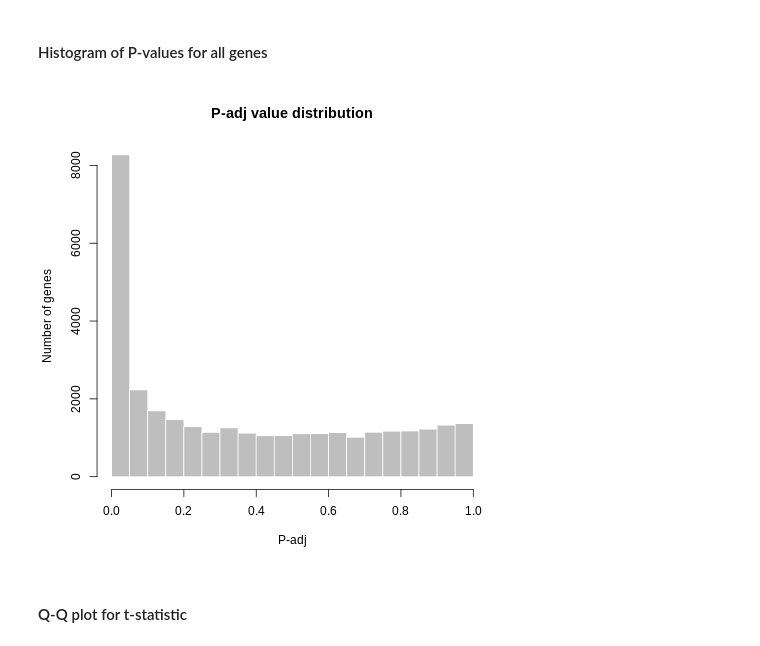
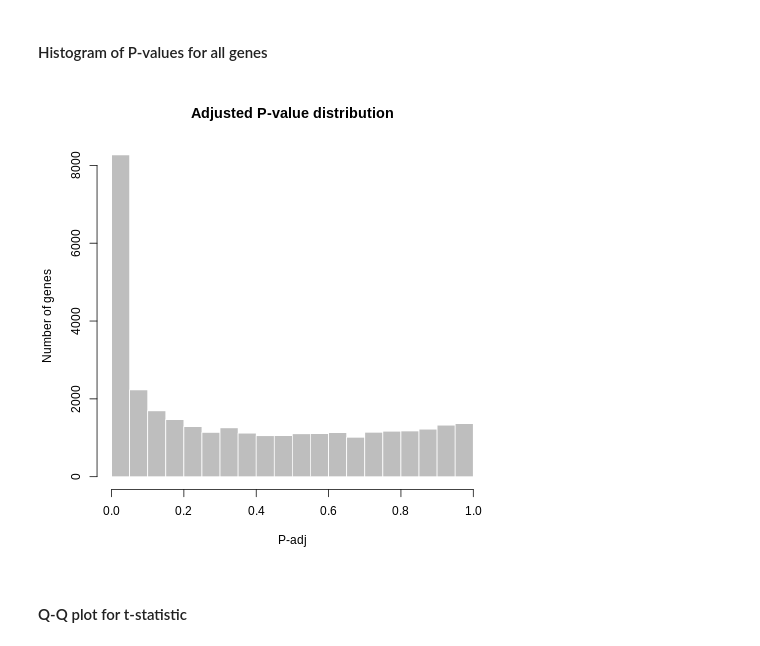
Before and after one commit to ckoorosh/Bio-Project-Fall22, a Jupyter notebook: Phase 1/Bio_Phase_1.ipynb, the cells around one changed output. Drawn from its saved outputs; the diff is of its cells as text; code cells hidden in the pictures.

```diff
--- a/Phase 1/Bio_Phase_1.ipynb
+++ b/Phase 1/Bio_Phase_1.ipynb
@@ -189,11 +402,11 @@ head(aml.up.gene)
 # %%
 %%R
 
 tT2 <- topTable(fit2, adjust="fdr", sort.by="B", number=Inf)
 hist(tT2$adj.P.Val, col = "grey", border = "white", xlab = "P-adj",
-     ylab = "Number of genes", main = "P-adj value distribution")
+     ylab = "Number of genes", main = "Adjusted P-value distribution")
 # %% [output]
-[figure, old version]
+[figure, new version]
 # %% [markdown]
 #### Q-Q plot for t-statistic
 # %%
```
Also changed, not shown: parts of 37 cells of this notebook.
